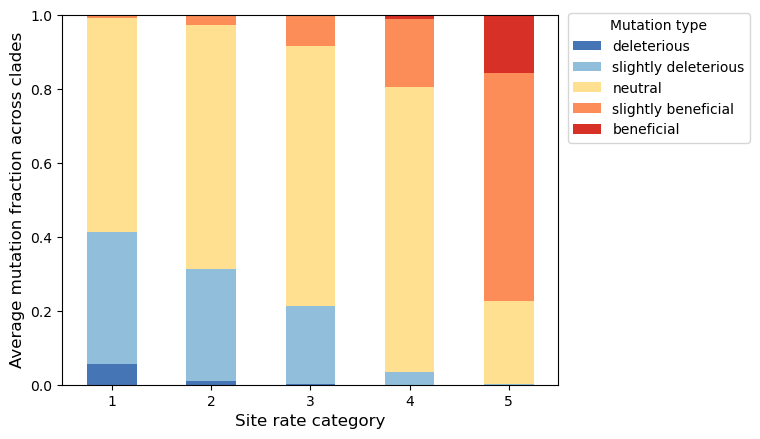
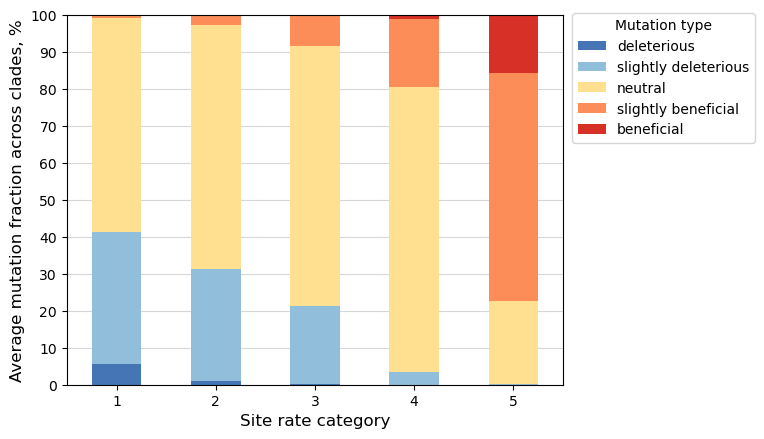
The change to this notebook cell's code, shown as a diff; its figure went from the first image to the second:
--- before
+++ after
@@ -1,8 +1,12 @@
 _torder = ['deleterious', 'slightly deleterious', 'neutral', 'slightly beneficial', 'beneficial']
 _ = df.query('actual_count > 0').groupby(['rate_cat_ns', 'fitness_type', 'clade'])['actual_count'].sum().unstack().fillna(0).mean(axis=1).unstack().fillna(0)
-_[_torder].div(_.sum(axis=1), axis=0).plot.bar(stacked=True, color=['#d73027', '#fc8d59', '#fee090', '#91bfdb', '#4575b4'][::-1])
-plt.ylabel('Average mutation fraction across clades', fontsize=12)
+_toplot = _[_torder].div(_.sum(axis=1), axis=0) * 100
+ax = _toplot.plot.bar(stacked=True, color=['#d73027', '#fc8d59', '#fee090', '#91bfdb', '#4575b4'][::-1])
+plt.ylabel('Average mutation fraction across clades, %', fontsize=12)
+plt.yticks(np.arange(0, 101, 10))
 plt.xlabel('Site rate category', fontsize=12)
 plt.xticks(rotation=0)
 plt.legend(title='Mutation type', bbox_to_anchor=(1.005, 1.025), fontsize=10)
+plt.grid(axis='y', alpha=0.5)
+ax.set_axisbelow(True)
 plt.show()

Commit: KP task